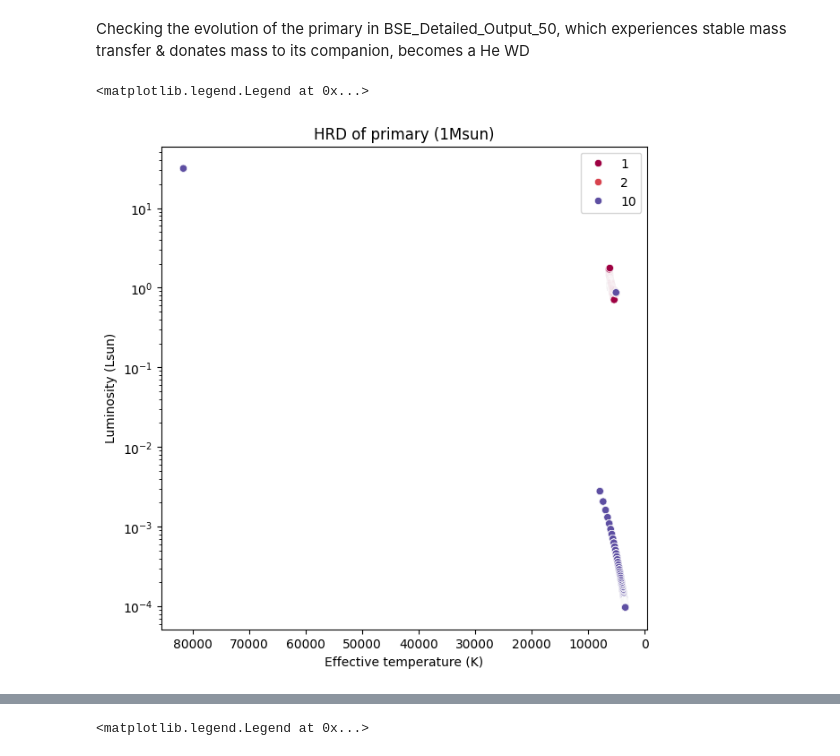
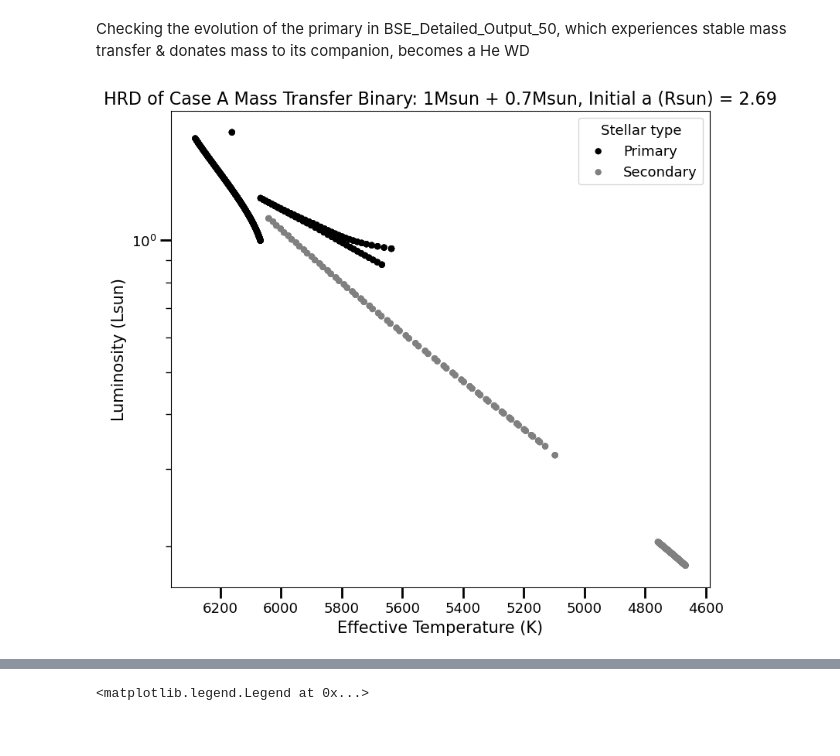
Before and after one commit to mkim0029/COMPAS, a Jupyter notebook: src/Z_0.008/Detailed_Output/read.ipynb, the cells around one changed output, grey strips where cells are left out. Drawn from its saved outputs; the diff is of its cells as text; code cells hidden in the pictures.

```diff
--- a/src/Z_0.008/Detailed_Output/read.ipynb
+++ b/src/Z_0.008/Detailed_Output/read.ipynb
@@ -28,15 +42,24 @@ plt.legend()
 # %% [markdown]
 Checking the evolution of the primary in BSE_Detailed_Output_50, which experiences stable mass transfer & donates mass to its companion, becomes a He WD
-# %%
-df = pd.read_csv('BSE_Detailed_Output_50.csv', sep = ',', header = 2)
-plt.figure(figsize=(7, 7))
-sns.scatterplot(data=df, x='        Teff(1)         ', y='     Luminosity(1)      ', hue='Stellar_Type(1)', palette='Spectral', legend='full')
-plt.gca().invert_xaxis()
-plt.title('HRD of primary (1Msun)')
-plt.xlabel('Effective temperature (K)')
-plt.ylabel('Luminosity (Lsun)')
-plt.yscale('log')
-plt.legend()
-# %% [output]
-<matplotlib.legend.Legend at 0x...>
-[figure, removed]
+# %%
+df = pd.read_csv('BSE_Detailed_Output_50.csv', sep = ',', header = 2)
+init_a = round(float(df['     SemiMajorAxis      '].iloc[0]),2)
+
+plt.figure(figsize=(9, 8))
+sns.scatterplot(data=df, x='        Teff(1)         ', y='     Luminosity(1)      ',
+                label='Primary', edgecolor='none', color = 'black')
+sns.scatterplot(data=df, x='        Teff(2)         ', y='     Luminosity(2)      ',
+                label='Secondary', edgecolor='none', color = 'grey')
+plt.gca().invert_xaxis()
+plt.title('HRD of Case A Mass Transfer Binary: 1Msun + 0.7Msun, Initial a (Rsun) = ' + str(init_a), fontsize = 16)
+plt.xlabel('Effective Temperature (K)',fontsize = 15)
+plt.ylabel('Luminosity (Lsun)',fontsize = 15)
+plt.yscale('log')
+plt.yticks(fontsize=13)
+plt.xticks(fontsize=13)
+plt.legend(title = 'Stellar type', fontsize = 13, title_fontsize=13,)
+plt.tick_params(axis='both', which='major', length=10, width=2)
+plt.tick_params(axis='both', which='minor', length=5, width=1)
+plt.savefig("HRD_test2.pdf", format="pdf", bbox_inches='tight')
+# %% [output]
+[figure, added]
```
Also changed, not shown: parts of 4 cells of this notebook.
